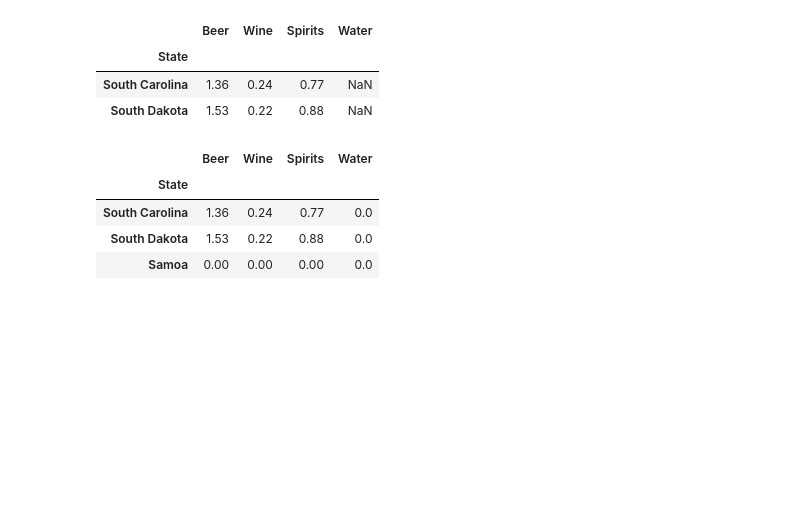
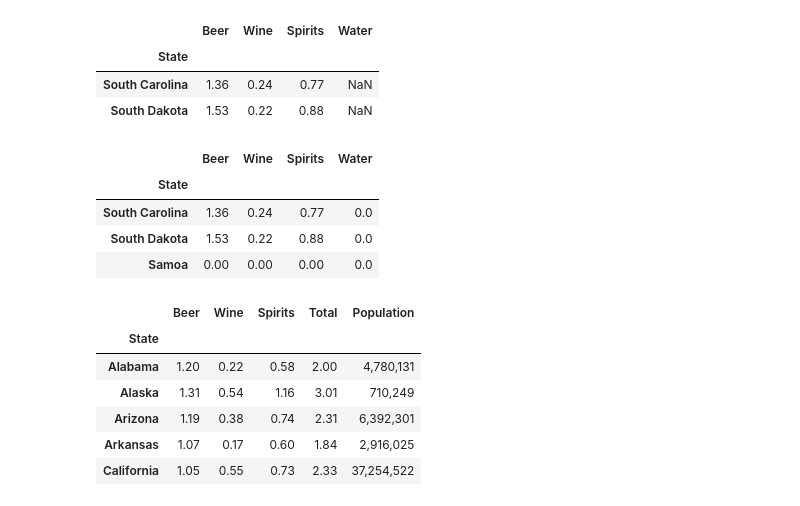
Before and after one commit to LunaALL/DataStudy, a Jupyter notebook: DataEngineering/pandasstuDataFrame.ipynb, the cells around one changed output. Cells and saved outputs as stored; diff of their text form; code cells hidden in the pictures; blank space fills up the shorter version.

```diff
--- a/DataEngineering/pandasstuDataFrame.ipynb
+++ b/DataEngineering/pandasstuDataFrame.ipynb
@@ -182,3 +183,18 @@ nan_alco.fillna(0)
 | South Carolina | 1.36 | 0.24 | 0.77 | 0.0 |
 | South Dakota | 1.53 | 0.22 | 0.88 | 0.0 |
 | Samoa | 0.00 | 0.00 | 0.00 | 0.0 |
+# %%
+#데이터 합치기, 인구정보와 음주율을 합친 데이터
+popul= pd.read_csv("population.csv", index_col="State")
+popul.head()
+
+df=pd.merge(alco2009.reset_index(), popul.reset_index()).set_index("State")
+df.head()
+# %% [output]
+|  | Beer | Wine | Spirits | Total | Population |
+| State |  |  |  |  |  |
+| Alabama | 1.20 | 0.22 | 0.58 | 2.00 | 4,780,131 |
+| Alaska | 1.31 | 0.54 | 1.16 | 3.01 | 710,249 |
+| Arizona | 1.19 | 0.38 | 0.74 | 2.31 | 6,392,301 |
+| Arkansas | 1.07 | 0.17 | 0.60 | 1.84 | 2,916,025 |
+| California | 1.05 | 0.55 | 0.73 | 2.33 | 37,254,522 |
```
Also changed, not shown: parts of 1 cell of this notebook, 1 other file.
